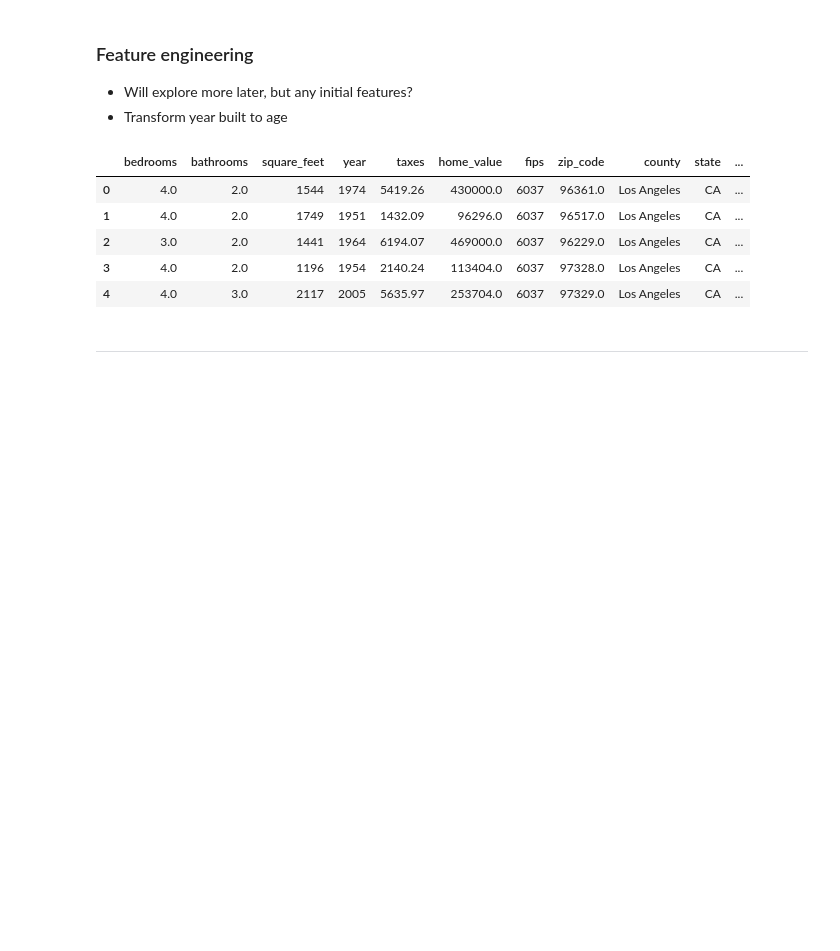
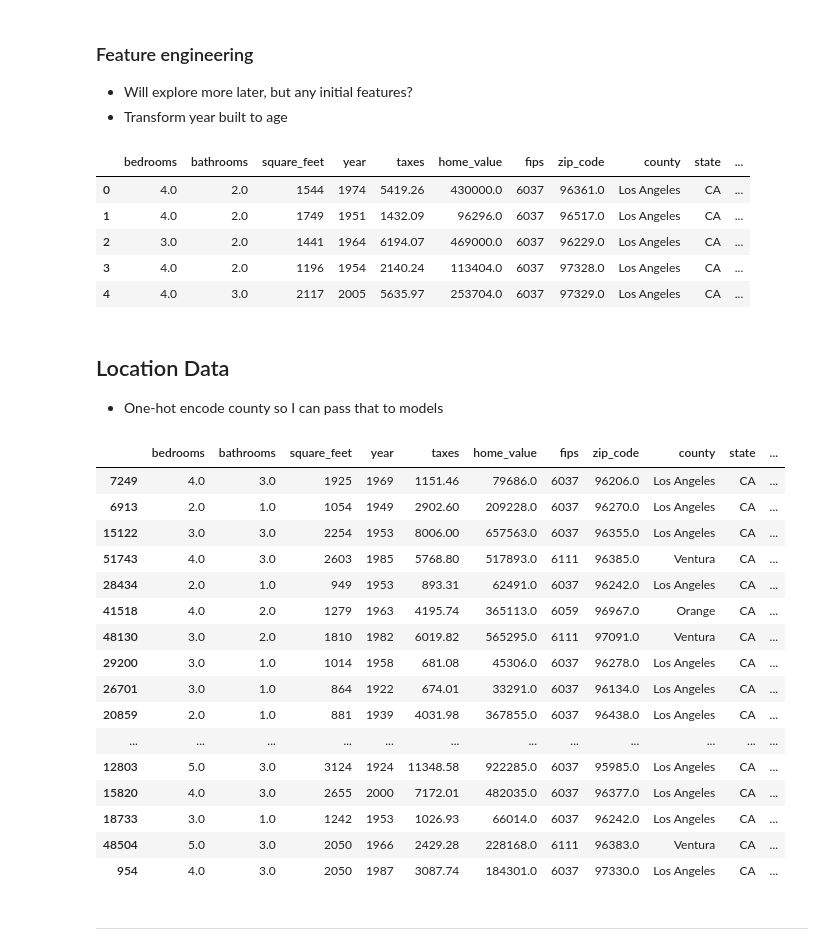
Before and after one commit to Jared-Godar/regression-project, a Jupyter notebook: zillo-project.ipynb, the cells around one changed output. Cells and saved outputs as stored; diff of their text form; code cells hidden in the pictures; blank space fills up the shorter version.

```diff
--- a/zillo-project.ipynb
+++ b/zillo-project.ipynb
@@ -645,6 +691,35 @@ zillow.head()
 | 2 | 3.0 | 2.0 | 1441 | 1964 | 6194.07 | 469000.0 | 6037 | 96229.0 | Los Angeles | CA | ... |
 | 3 | 4.0 | 2.0 | 1196 | 1954 | 2140.24 | 113404.0 | 6037 | 97328.0 | Los Angeles | CA | ... |
 | 4 | 4.0 | 3.0 | 2117 | 2005 | 5635.97 | 253704.0 | 6037 | 97329.0 | Los Angeles | CA | ... |
+# %% [markdown]
+## Location Data
+
+- One-hot encode county so I can pass that to models
+# %%
+# Add this to clean module
+
+dummy_df = pd.get_dummies(zillow[['county']], drop_first=True)
+zillow = pd.concat([zillow, dummy_df], axis=1)
+# %%
+zillow.sample(50)
+# %% [output]
+|  | bedrooms | bathrooms | square_feet | year | taxes | home_value | fips | zip_code | county | state | ... |
+| 7249 | 4.0 | 3.0 | 1925 | 1969 | 1151.46 | 79686.0 | 6037 | 96206.0 | Los Angeles | CA | ... |
+| 6913 | 2.0 | 1.0 | 1054 | 1949 | 2902.60 | 209228.0 | 6037 | 96270.0 | Los Angeles | CA | ... |
+| 15122 | 3.0 | 3.0 | 2254 | 1953 | 8006.00 | 657563.0 | 6037 | 96355.0 | Los Angeles | CA | ... |
+| 51743 | 4.0 | 3.0 | 2603 | 1985 | 5768.80 | 517893.0 | 6111 | 96385.0 | Ventura | CA | ... |
+| 28434 | 2.0 | 1.0 | 949 | 1953 | 893.31 | 62491.0 | 6037 | 96242.0 | Los Angeles | CA | ... |
+| 41518 | 4.0 | 2.0 | 1279 | 1963 | 4195.74 | 365113.0 | 6059 | 96967.0 | Orange | CA | ... |
+| 48130 | 3.0 | 2.0 | 1810 | 1982 | 6019.82 | 565295.0 | 6111 | 97091.0 | Ventura | CA | ... |
+| 29200 | 3.0 | 1.0 | 1014 | 1958 | 681.08 | 45306.0 | 6037 | 96278.0 | Los Angeles | CA | ... |
+| 26701 | 3.0 | 1.0 | 864 | 1922 | 674.01 | 33291.0 | 6037 | 96134.0 | Los Angeles | CA | ... |
+| 20859 | 2.0 | 1.0 | 881 | 1939 | 4031.98 | 367855.0 | 6037 | 96438.0 | Los Angeles | CA | ... |
+| ... | ... | ... | ... | ... | ... | ... | ... | ... | ... | ... | ... |
+| 12803 | 5.0 | 3.0 | 3124 | 1924 | 11348.58 | 922285.0 | 6037 | 95985.0 | Los Angeles | CA | ... |
+| 15820 | 4.0 | 3.0 | 2655 | 2000 | 7172.01 | 482035.0 | 6037 | 96377.0 | Los Angeles | CA | ... |
+| 18733 | 3.0 | 1.0 | 1242 | 1953 | 1026.93 | 66014.0 | 6037 | 96242.0 | Los Angeles | CA | ... |
+| 48504 | 5.0 | 3.0 | 2050 | 1966 | 2429.28 | 228168.0 | 6111 | 96383.0 | Ventura | CA | ... |
+| 954 | 4.0 | 3.0 | 2050 | 1987 | 3087.74 | 184301.0 | 6037 | 97330.0 | Los Angeles | CA | ... |
 # %% [markdown]
 ---
 # %% [markdown]
```
Also changed, not shown: parts of 9 cells of this notebook, 1 other file.
